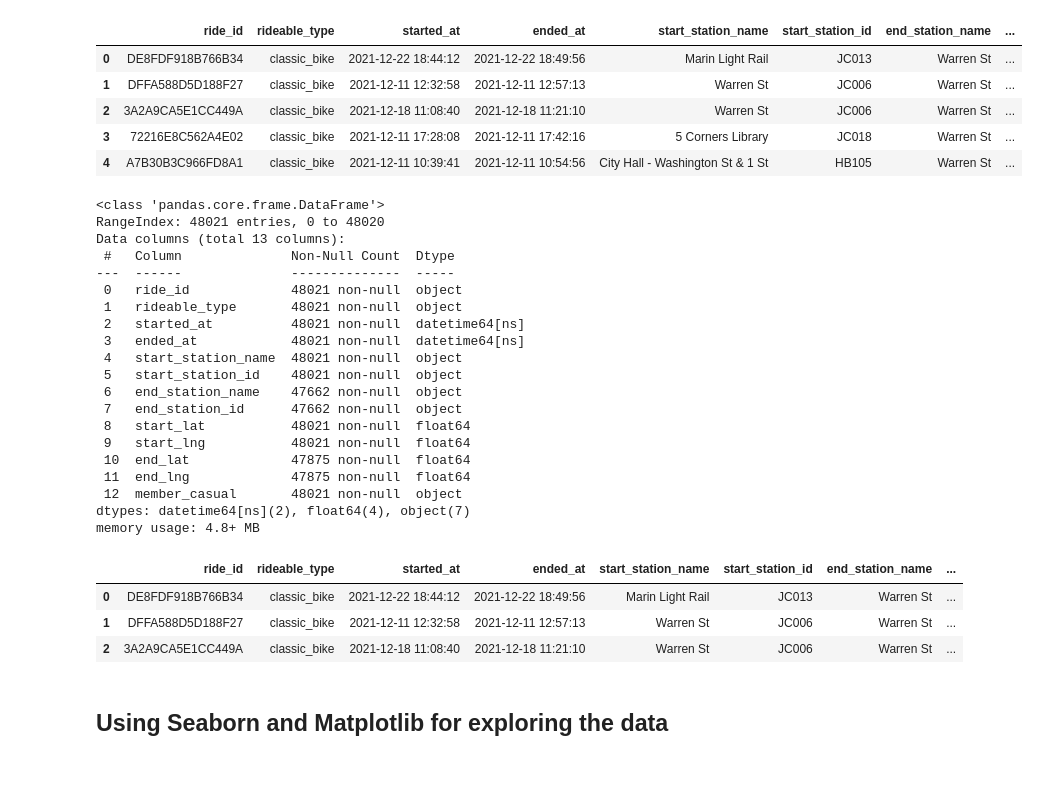
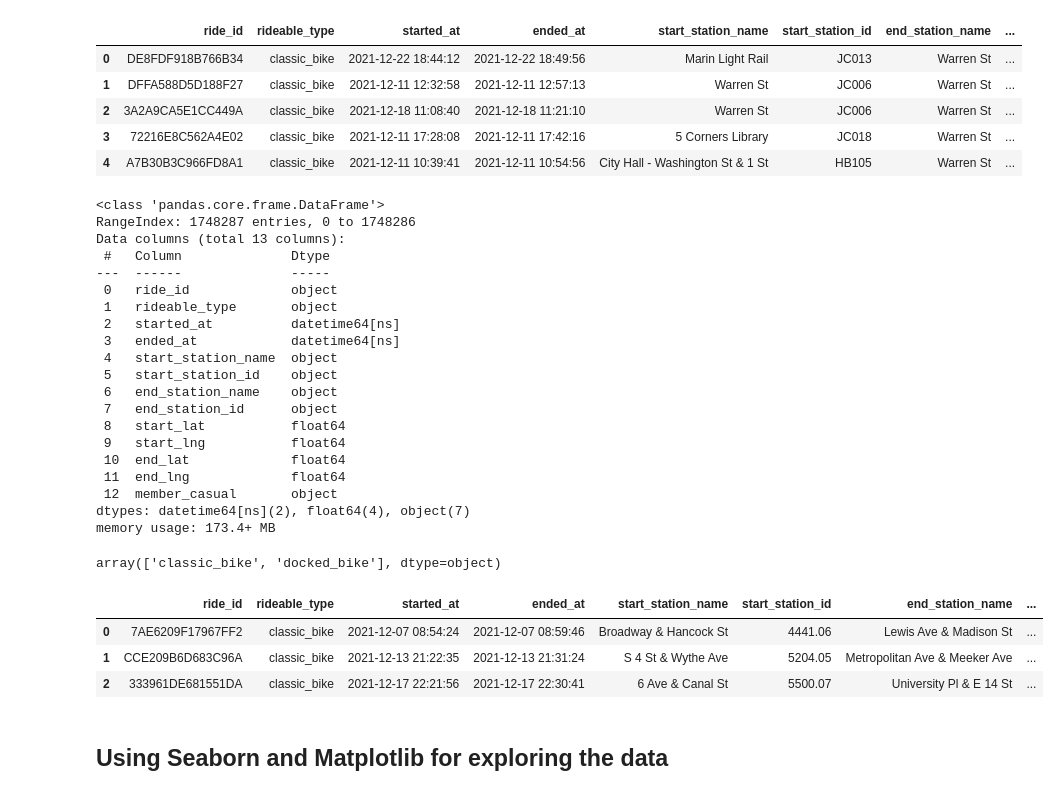
Before and after one commit to tokoth/Bike-mapping, a Jupyter notebook: notebooks/Dec_2021_citi_bike_EDA.ipynb, the cells around one changed output. Drawn from its saved outputs; the diff is of its cells as text; code cells hidden in the pictures.

```diff
--- a/notebooks/Dec_2021_citi_bike_EDA.ipynb
+++ b/notebooks/Dec_2021_citi_bike_EDA.ipynb
@@ -15,0 +17,4 @@ datapath = '../data/raw/JC-202112-citibike-tripdata.csv'
+# %%
+data2 = pd.read_csv(r"D:\AutoGIS\City-bike-mapping\202112-citibike-tripdata.csv\202112-citibike-tripdata.csv",
+                   parse_dates=['started_at','ended_at'], low_memory=False)
+data2.head()
@@ -27,38 +39,42 @@ data.head()
 | 4 | A7B30B3C966FD8A1 | classic_bike | 2021-12-11 10:39:41 | 2021-12-11 10:54:56 | City Hall - Washington St & 1 St | HB105 | Warren St | ... |
 # %%
 #Check data information number of rows, columns
-data.info()
+data2.info()
 # %% [output]
 <class 'pandas.core.frame.DataFrame'>
-RangeIndex: 48021 entries, 0 to 48020
+RangeIndex: 1748287 entries, 0 to 1748286
 Data columns (total 13 columns):
- #   Column              Non-Null Count  Dtype
----  ------              --------------  -----
- 0   ride_id             48021 non-null  object
- 1   rideable_type       48021 non-null  object
- 2   started_at          48021 non-null  datetime64[ns]
- 3   ended_at            48021 non-null  datetime64[ns]
- 4   start_station_name  48021 non-null  object
- 5   start_station_id    48021 non-null  object
- 6   end_station_name    47662 non-null  object
- 7   end_station_id      47662 non-null  object
- 8   start_lat           48021 non-null  float64
- 9   start_lng           48021 non-null  float64
- 10  end_lat             47875 non-null  float64
- 11  end_lng             47875 non-null  float64
- 12  member_casual       48021 non-null  object
+ #   Column              Dtype
+---  ------              -----
+ 0   ride_id             object
+ 1   rideable_type       object
+ 2   started_at          datetime64[ns]
+ 3   ended_at            datetime64[ns]
+ 4   start_station_name  object
+ 5   start_station_id    object
+ 6   end_station_name    object
+ 7   end_station_id      object
+ 8   start_lat           float64
+ 9   start_lng           float64
+ 10  end_lat             float64
+ 11  end_lng             float64
+ 12  member_casual       object
 dtypes: datetime64[ns](2), float64(4), object(7)
-memory usage: 4.8+ MB
+memory usage: 173.4+ MB
+# %%
+data2['rideable_type'].unique()
+# %% [output]
+array(['classic_bike', 'docked_bike'], dtype=object)
 # %%
 #Create new column from starttime column showing the day of the week
-data['start_day']=data['started_at'].apply(lambda x:x.day_name())
+data2['start_day']=data['started_at'].apply(lambda x:x.day_name())
 
-data.head(3)
+data2.head(3)
 # %% [output]
 |  | ride_id | rideable_type | started_at | ended_at | start_station_name | start_station_id | end_station_name | ... |
-| 0 | DE8FDF918B766B34 | classic_bike | 2021-12-22 18:44:12 | 2021-12-22 18:49:56 | Marin Light Rail | JC013 | Warren St | ... |
-| 1 | DFFA588D5D188F27 | classic_bike | 2021-12-11 12:32:58 | 2021-12-11 12:57:13 | Warren St | JC006 | Warren St | ... |
-| 2 | 3A2A9CA5E1CC449A | classic_bike | 2021-12-18 11:08:40 | 2021-12-18 11:21:10 | Warren St | JC006 | Warren St | ... |
+| 0 | 7AE6209F17967FF2 | classic_bike | 2021-12-07 08:54:24 | 2021-12-07 08:59:46 | Broadway & Hancock St | 4441.06 | Lewis Ave & Madison St | ... |
+| 1 | CCE209B6D683C96A | classic_bike | 2021-12-13 21:22:35 | 2021-12-13 21:31:24 | S 4 St & Wythe Ave | 5204.05 | Metropolitan Ave & Meeker Ave | ... |
+| 2 | 333961DE681551DA | classic_bike | 2021-12-17 22:21:56 | 2021-12-17 22:30:41 | 6 Ave & Canal St | 5500.07 | University Pl & E 14 St | ... |
 # %% [markdown]
 ## Using Seaborn and Matplotlib for exploring the data
 # %%
```
Also changed, not shown: parts of 6 cells of this notebook, 3 other files.
